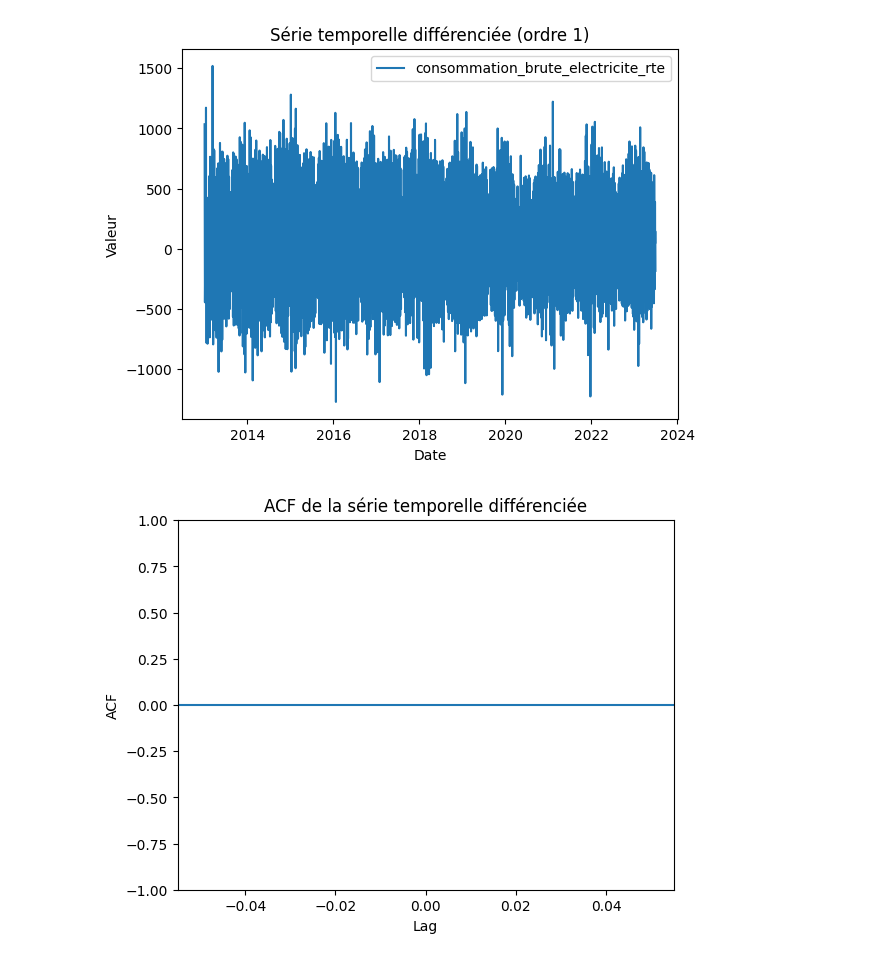
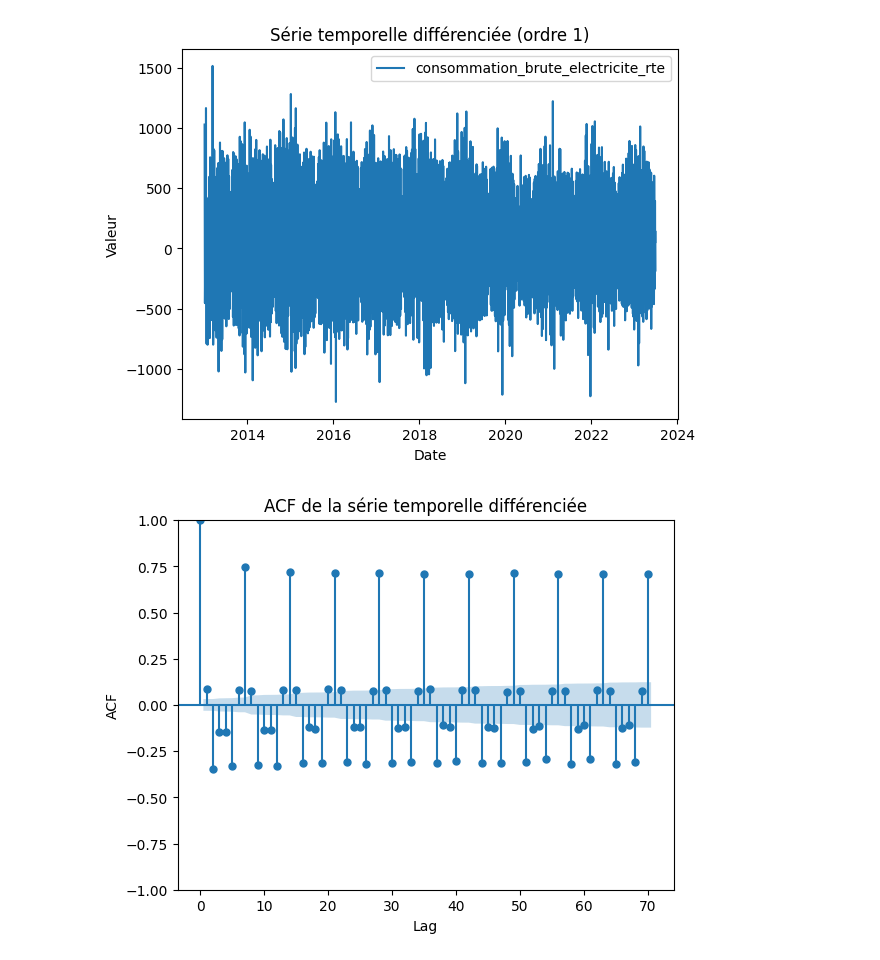
Before and after one commit to Noura-ou/Series_temporelles_CONSOMMATION_ELECTRIQUE, a Jupyter notebook: src/data_analyse.ipynb, the cells around one changed output. Saved outputs shown, nothing was run; the diff lists cells and outputs as text; code cells hidden in the pictures.

```diff
--- a/src/data_analyse.ipynb
+++ b/src/data_analyse.ipynb
@@ -604,13 +604,13 @@ serie_temporelle_lissee.head()
 | 2013-01-05 | -184.467649 |
 # %%
 # Première différenciation (ordre 1)
-serie_temporelle_lissee = serie_temporelle_lissee.diff()
+daily_data_diff = daily_data.diff()
 # %%
 # Supprimez les lignes contenant des valeurs NaN résultant de la différenciation
-data_deff = serie_temporelle_lissee.dropna()
+daily_data_diff = daily_data_diff.dropna()
 
 # Affichez la série temporelle différenciée
-data_deff.plot()
+daily_data_diff.plot()
 plt.title("Série temporelle différenciée (ordre 1)")
 plt.xlabel("Date")
 plt.ylabel("Valeur")
@@ -619,12 +619,12 @@ plt.show()
 [figure]
 # %%
 # Tracer l'ACF
-plot_acf(serie_temporelle_lissee, lags=40)
+plot_acf(daily_data_diff, lags=70)
 plt.title("ACF de la série temporelle différenciée")
 plt.xlabel("Lag")
 plt.ylabel("ACF")
 plt.show()
 # %% [output]
-[figure, old version]
+[figure, new version]
 # %%
 # Tracer le PACF
```
Also changed, not shown: parts of 11 cells of this notebook.
